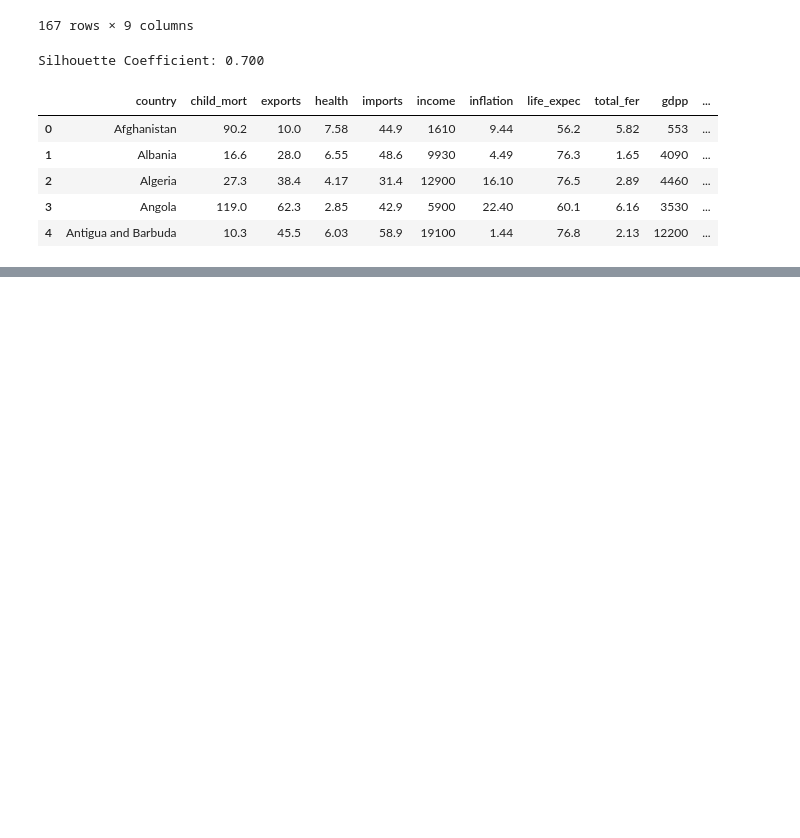
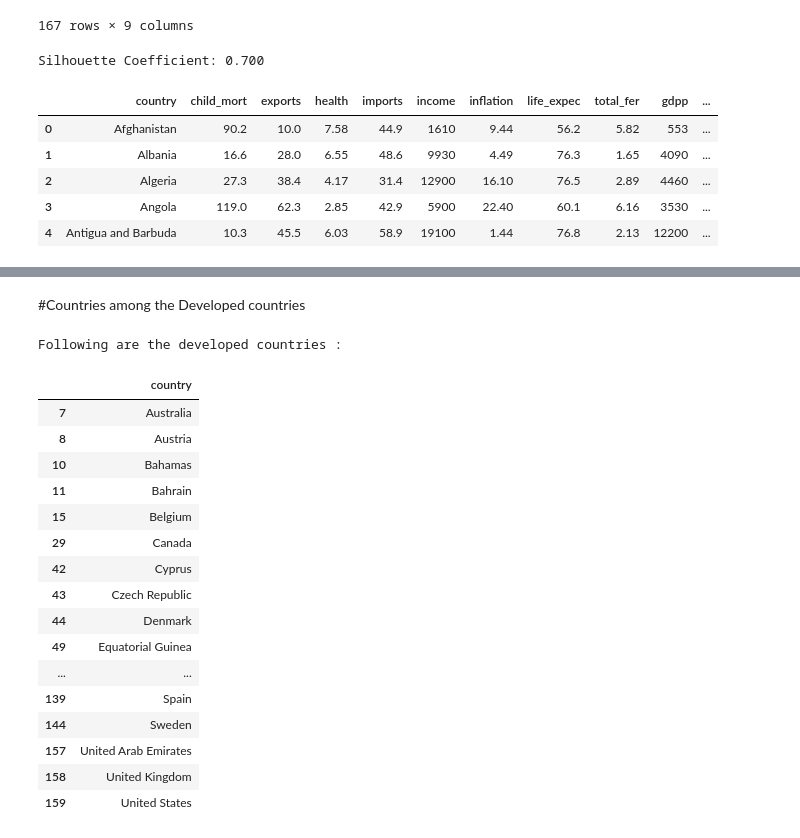
Before and after one commit to prawizard/CE888_Repo, a Jupyter notebook: Lab_6/Task7_Lab6.ipynb, the cells around one changed output, grey strips where cells are left out. Drawn from its saved outputs; the diff is of its cells as text; code cells hidden in the pictures; blank space fills up the shorter version.

```diff
--- a/Lab_6/Task7_Lab6.ipynb
+++ b/Lab_6/Task7_Lab6.ipynb
@@ -83,0 +136,24 @@ two_vars_3=country_data.loc[country_data['PredictedCategory']==3, :].values
+# %% [markdown]
+#Countries among the Developed countries
+# %%
+print('Following are the developed countries :')
+(country_data.loc[country_data['PredictedCategory']==2, ['country']])
+# %% [output]
+Following are the developed countries :
+|  | country |
+| 7 | Australia |
+| 8 | Austria |
+| 10 | Bahamas |
+| 11 | Bahrain |
+| 15 | Belgium |
+| 29 | Canada |
+| 42 | Cyprus |
+| 43 | Czech Republic |
+| 44 | Denmark |
+| 49 | Equatorial Guinea |
+| ... | ... |
+| 139 | Spain |
+| 144 | Sweden |
+| 157 | United Arab Emirates |
+| 158 | United Kingdom |
+| 159 | United States |
```
Also changed, not shown: parts of 10 cells of this notebook.
